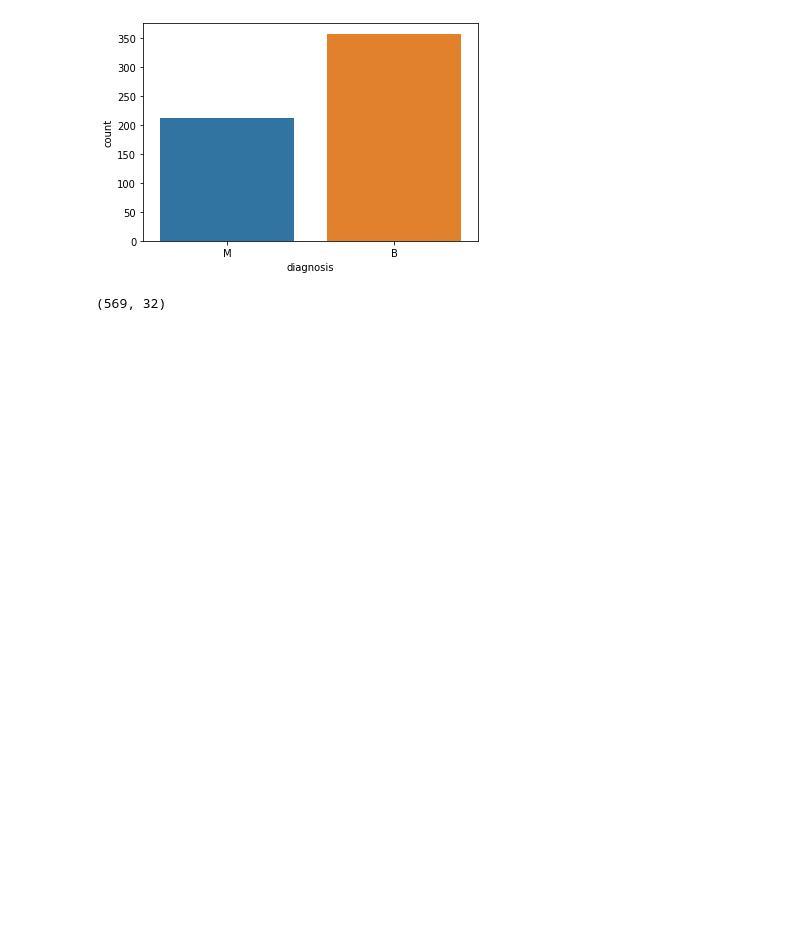
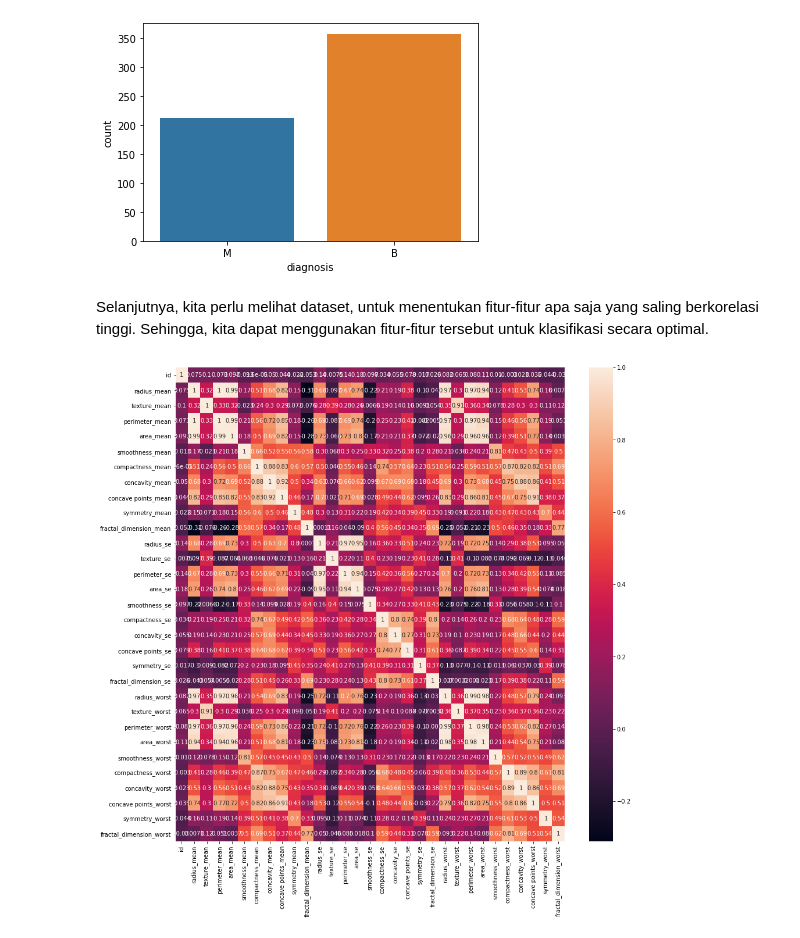
Before and after one commit to hananlu/SLOuas, a Jupyter notebook: Klusterisasi_dengan_PCA.ipynb, the cells around one changed output. Drawn from its saved outputs; the diff is of its cells as text; code cells hidden in the pictures; blank space fills up the shorter version.

```diff
--- a/Klusterisasi_dengan_PCA.ipynb
+++ b/Klusterisasi_dengan_PCA.ipynb
@@ -50,8 +50,12 @@ sbr.countplot(sumber['diagnosis'])
 # %% [output]
 <matplotlib.axes._subplots.AxesSubplot at 0x...>
 [figure]
-# %%
-x = sumber.iloc[:,[0,1,2,3,4,5,6,7,8,9,10,11,12,13,14,15,16,17,18,19,20,21,22,23,24,25,26,27,28,29,30,31]].values
-x.shape
-# %% [output]
-(569, 32)
+# %% [markdown]
+Selanjutnya, kita perlu melihat dataset, untuk menentukan fitur-fitur apa saja yang saling berkorelasi tinggi. Sehingga, kita dapat menggunakan fitur-fitur tersebut untuk klasifikasi secara optimal.
+# %%
+fig=mpl.subplots(figsize=(15,15)) #dilakukan pembentukan gambar dengan matplotlib
+corr=sumber.corr() #mengambil data dari sumber data (file data_cancer.csv)
+sbr.heatmap(corr, annot=True) #membuat pewarnaan (mapping) pada korelasi kolom data sumber
+mpl.show() #memperlihatkan gambar hasil olahan matplotlib
+# %% [output]
+[figure, added]
```
Also changed, not shown: parts of 1 cell of this notebook.
